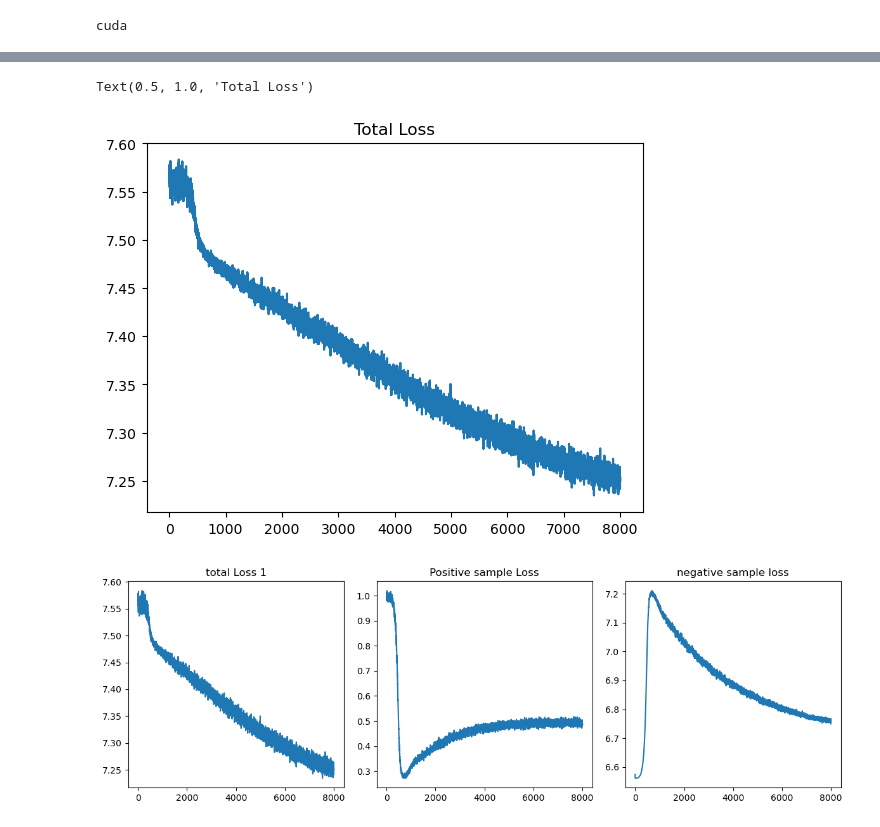
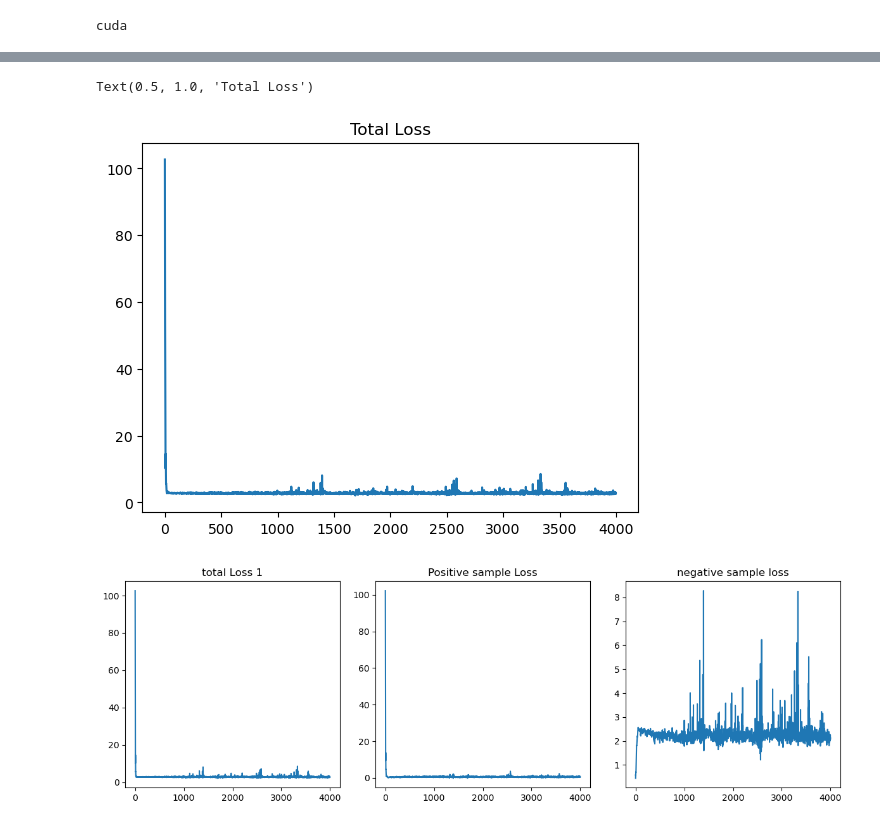
Before and after one commit to Tsuchijo/CEBRA-training, a Jupyter notebook: training_pipeline.ipynb, the cells around one changed output, grey strips where cells are left out. Drawn from its saved outputs; the diff is of its cells as text; code cells hidden in the pictures.

```diff
--- a/training_pipeline.ipynb
+++ b/training_pipeline.ipynb
@@ -197,10 +354,10 @@ Training complete, saving model
 # %%
-model = torch.load('models/cebra_model_complete2020_11_2_MV1_run.pt')
+model = torch.load('models/cebra_model_complete_30frame.pt')
 plt.plot(model.log['total'])
 plt.title('Total Loss')
 # %% [output]
 Text(0.5, 1.0, 'Total Loss')
-[figure, old version]
+[figure, new version]
 # %%
 fig, axes = plt.subplots(1, 3, figsize=(12, 4))  # Adjust figsize as per your requirements
 axes[0].plot(model.log['total'])  # Replace x1 and y1 with your data for the first plot
@@ -220,4 +377,4 @@ plt.tight_layout()
 # Display the plots
 plt.show()
 # %% [output]
-[figure, old version]
+[figure, new version]
```
Also changed, not shown: parts of 3 cells of this notebook, 3 other files.
